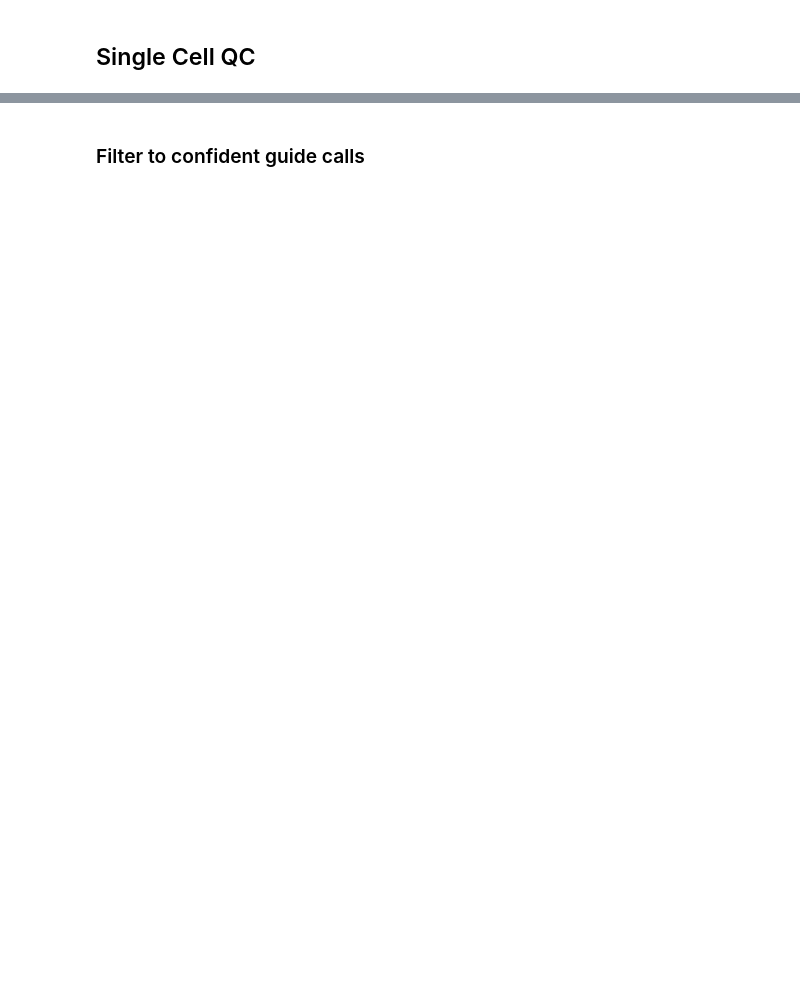
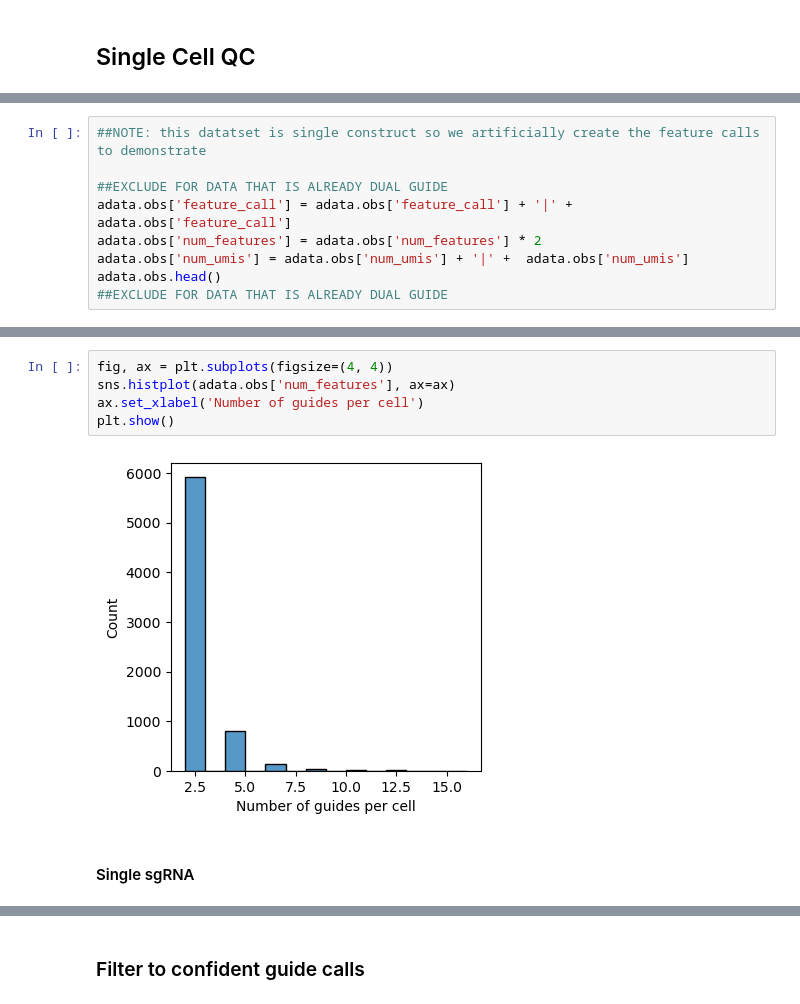
Before and after one commit to aidanwinters/pyturbseq, a Jupyter notebook: Pyturbseq_Tutorial.ipynb, the cells around one changed output, grey strips where cells are left out. Cells and saved outputs as stored; diff of their text form; blank space fills up the shorter version.

```diff
--- a/Pyturbseq_Tutorial.ipynb
+++ b/Pyturbseq_Tutorial.ipynb
@@ -61,0 +81,9 @@ Overlap with cbcs:
+# %%
+##NOTE: this datatset is single construct so we artificially create the feature calls to demonstrate
+
+##EXCLUDE FOR DATA THAT IS ALREADY DUAL GUIDE
+adata.obs['feature_call'] = adata.obs['feature_call'] + '|' +  adata.obs['feature_call']
+adata.obs['num_features'] = adata.obs['num_features'] * 2
+adata.obs['num_umis'] = adata.obs['num_umis'] + '|' +  adata.obs['num_umis']
+adata.obs.head()
+##EXCLUDE FOR DATA THAT IS ALREADY DUAL GUIDE
@@ -62 +97,11 @@ Overlap with cbcs:
+# %%
+fig, ax = plt.subplots(figsize=(4, 4))
+sns.histplot(adata.obs['num_features'], ax=ax)
+ax.set_xlabel('Number of guides per cell')
+plt.show()
+# %% [output]
+[figure, added]
+# %% [markdown]
+
+####  Single sgRNA
 # %%
```
Also changed, not shown: parts of 60 cells of this notebook, 3 other files.
